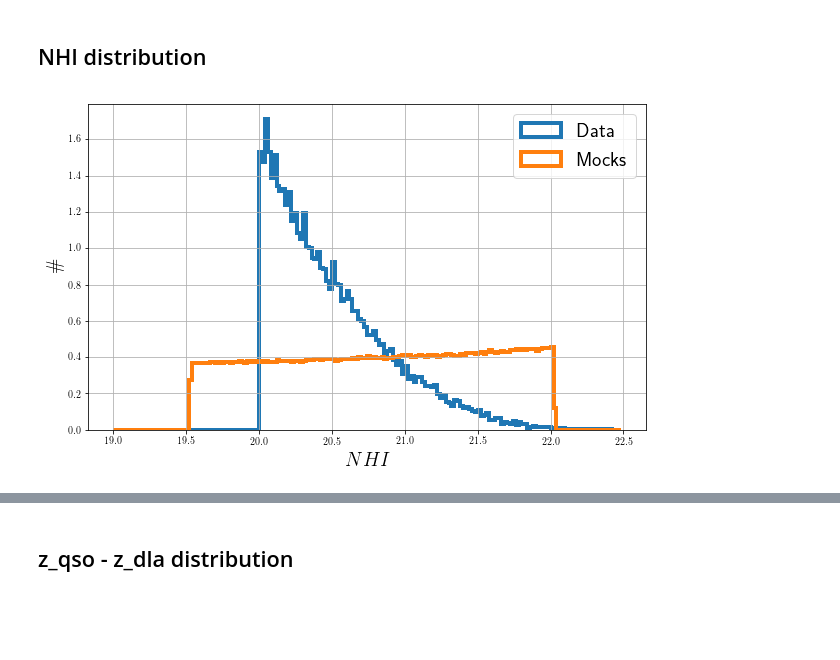
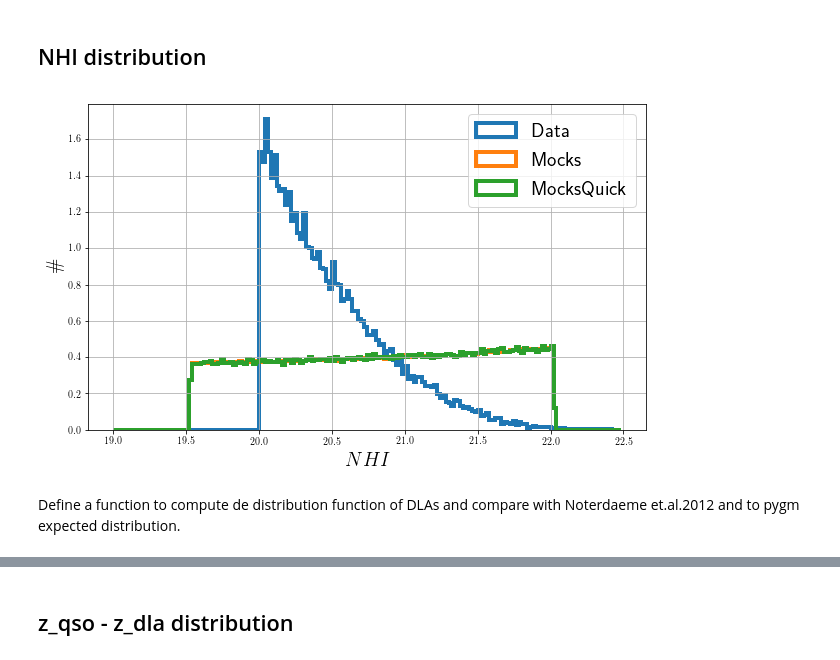
Before and after one commit to igmhub/desi_QA, a Jupyter notebook: Mocks/QA_DLA.ipynb, the cells around one changed output, grey strips where cells are left out. Saved outputs shown, nothing was run; the diff lists cells and outputs as text; code cells hidden in the pictures; blank space fills up the shorter version.

```diff
--- a/Mocks/QA_DLA.ipynb
+++ b/Mocks/QA_DLA.ipynb
@@ -174,0 +183,16 @@ plt.grid()
+# %%
+toPlot = {'DLA':mock['DLA_catalog'],
+         'DLAQuick':mockQuick['DLA_catalog'],
+         'dataDLA':data['DLA_catalog']}
+redshift_key = {'DLA':'Z', 'DLAQuick':'ZDLA','dataDLA':'Z'}
+
+bins = sp.arange(1.5,7.,0.02)
+for name,path in sorted(toPlot.items()):
+    h = fitsio.FITS(path)
+    z = h[1][redshift_key[name]][:]
+    h.close()
+    plt.hist(z,bins=bins,histtype='step',label=name,density=True,linewidth=4)
+plt.xlabel(r'$z$')
+plt.ylabel(r'$\mathrm{\#}$')
+plt.legend()
+plt.grid()
@@ -174,0 +201,15 @@ plt.grid()
+# %%
+toPlot = {'QSODLA':mock['DLA_catalog'],
+         'dataQSODLA':data['DLA_catalog']}
+redshift_key = {'QSODLA':'ZQSO', 'dataQSODLA':'ZQSO'}
+
+bins = sp.arange(1.5,7.,0.02)
+for name,path in sorted(toPlot.items()):
+    h = fitsio.FITS(path)
+    z = h[1][redshift_key[name]][:]
+    h.close()
+    plt.hist(z,bins=bins,histtype='step',label=name,density=True,linewidth=4)
+plt.xlabel(r'$z$')
+plt.ylabel(r'$\mathrm{\#}$')
+plt.legend()
+plt.grid()
@@ -248,24 +291,19 @@ plt.grid()
 # %% [markdown]
 ## NHI distribution
 # %%
-toPlot = {'Mocks':mock['DLA_catalog'], 'Data':data['DLA_catalog']}
+toPlot = {'Mocks':mock['DLA_catalog'], 'MocksQuick':mockQuick['DLA_catalog'], 'Data':data['DLA_catalog']}
 bins = sp.arange(19.,22.5,0.02)
 for name,path in sorted(toPlot.items()):
     h = fitsio.FITS(path)
     nhi = h[1]['NHI'][:]
     h.close()
     plt.hist(nhi,bins=bins,histtype='step',label=name,density=True,linewidth=4)
 
-###
-#h = fitsio.FITS('$HOME/Programs/desi/code/desisim/py/desisim/data/fN_spline_z24.fits.gz')
-#NHI = h[1]['LGN'][:][0]
-#d = h[1]['FN'][:][0]
-#h.close()
-#plt.plot(NHI,d,linewidth=4)
-
 plt.xlabel(r'$NHI$')
 plt.ylabel(r'$\mathrm{\#}$')
 plt.legend()
 plt.grid()
 # %% [output]
-[figure, old version]
+[figure, new version]
+# %% [markdown]
+Define a function to compute de distribution function of DLAs and compare with Noterdaeme et.al.2012 and to pygm expected distribution.
```
Also changed, not shown: parts of 10 cells of this notebook.
